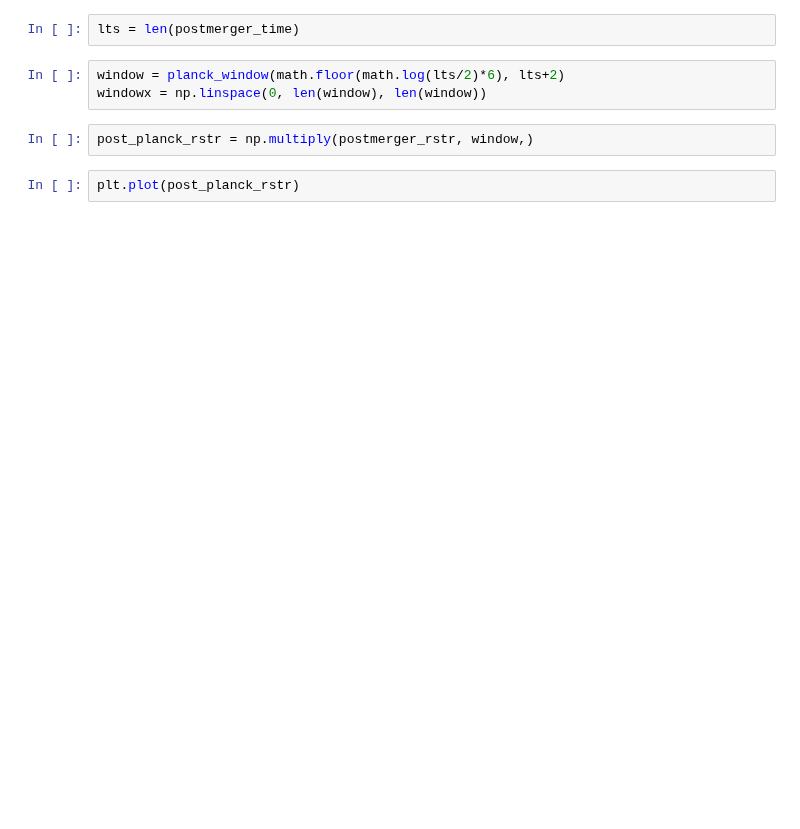
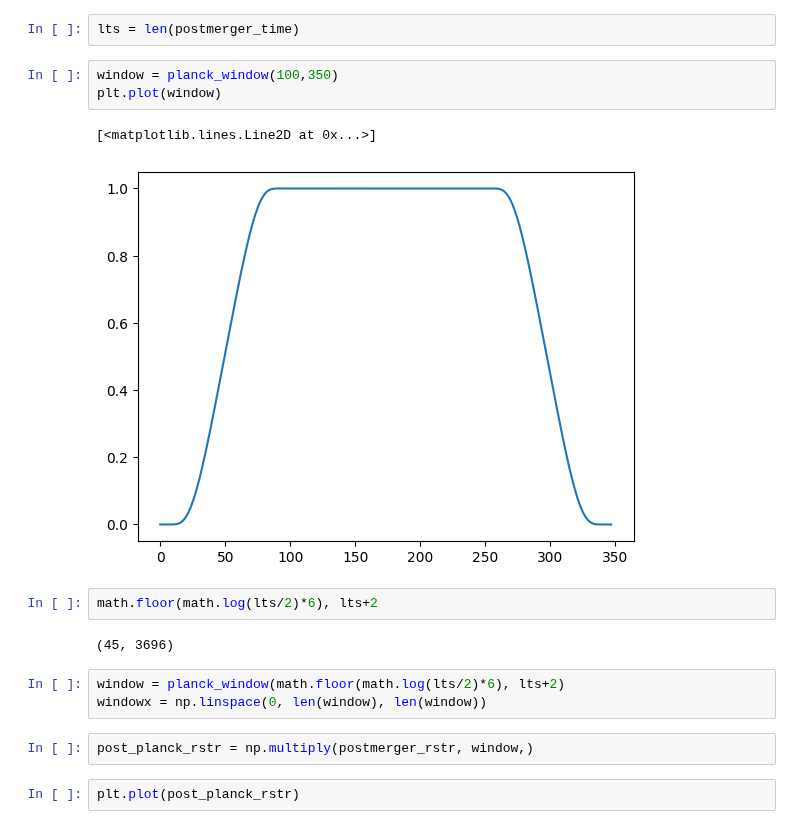
Before and after one commit to aashraychegu/testing_grounds, a Jupyter notebook: plot_generation.ipynb, the cells around one changed output. Saved outputs shown, nothing was run; the diff lists cells and outputs as text; blank space fills up the shorter version.

Commit message:
plot generation

```diff
--- a/plot_generation.ipynb
+++ b/plot_generation.ipynb
@@ -79,5 +45,15 @@ postmerger_rstr.shape, postmerger_time.shape
 # %%
 lts = len(postmerger_time)
+# %%
+window = planck_window(100,350)
+plt.plot(window)
+# %% [output]
+[<matplotlib.lines.Line2D at 0x...>]
+[figure, added]
+# %%
+math.floor(math.log(lts/2)*6), lts+2
+# %% [output]
+(45, 3696)
 # %%
 window = planck_window(math.floor(math.log(lts/2)*6), lts+2)
 windowx = np.linspace(0, len(window), len(window))
```
Also changed, not shown: parts of 19 cells of this notebook, 4 other files.
